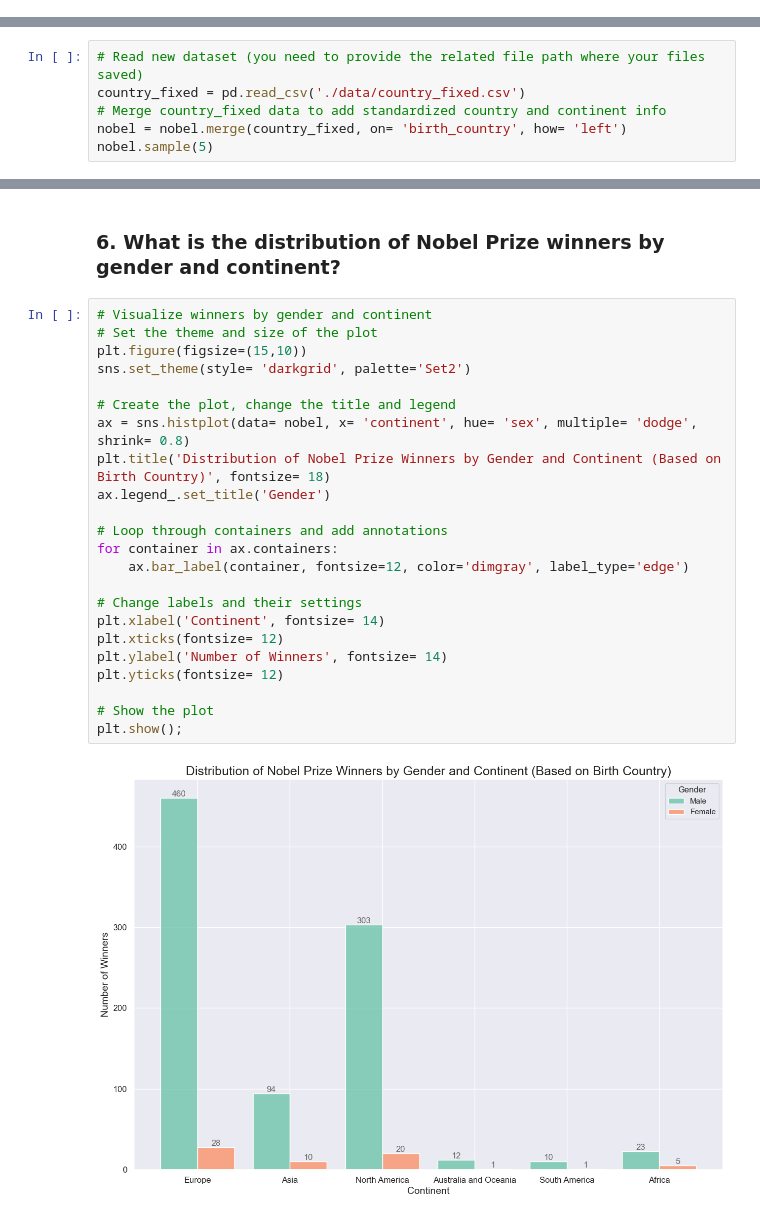
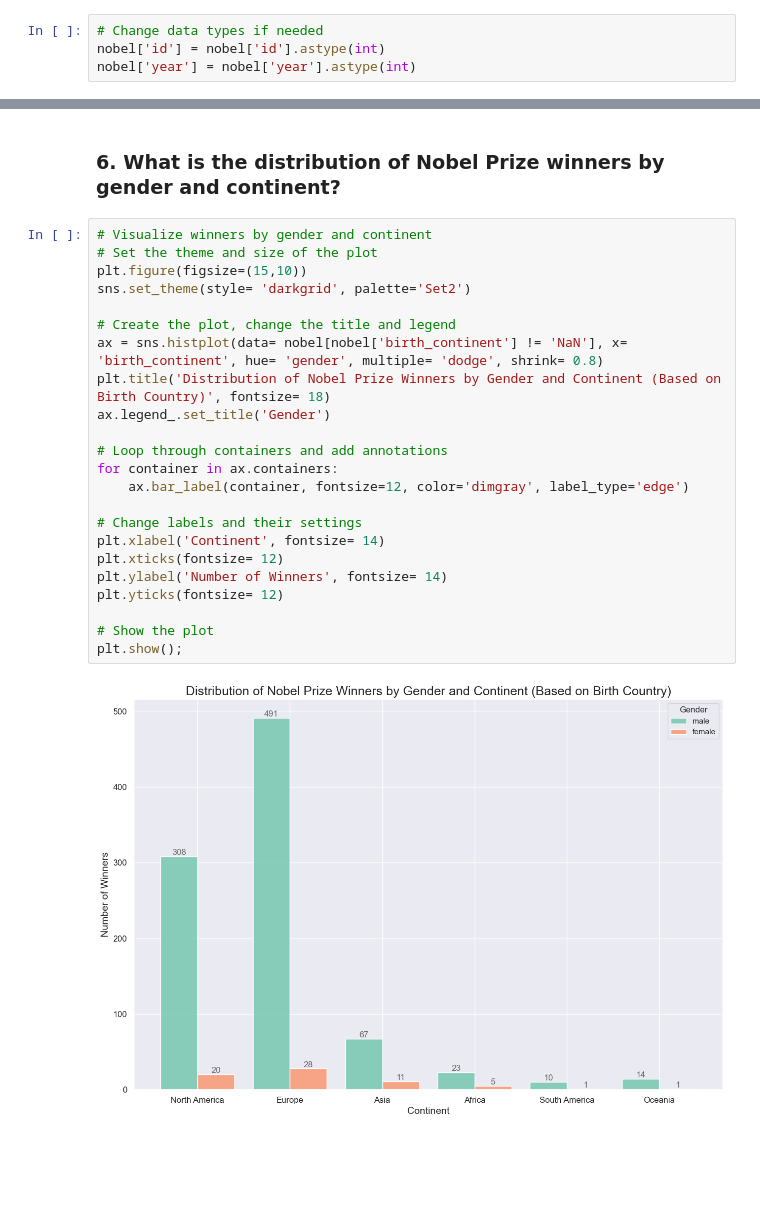
Before and after one commit to handebasaka/visualizing-the-history-of-nobel-prize-winners, a Jupyter notebook: visualizing-the-history-of-nobel-prize-winners.ipynb, the cells around one changed output, grey strips where cells are left out. Drawn from its saved outputs; the diff is of its cells as text; blank space fills up the shorter version.

```diff
--- a/visualizing-the-history-of-nobel-prize-winners.ipynb
+++ b/visualizing-the-history-of-nobel-prize-winners.ipynb
@@ -67,3 +144,7 @@ memory usage: 140.8+ KB
+# %%
+# Change data types if needed
+nobel['id'] = nobel['id'].astype(int)
+nobel['year'] = nobel['year'].astype(int)
 # %% [markdown]
 ### 1. Who was the first woman to receive a Nobel Prize, and in which category?
 # %%
@@ -230,6 +290,0 @@ To use the new dataset, all we need to do is merging two datasets.
-# %%
-# Read new dataset (you need to provide the related file path where your files saved)
-country_fixed = pd.read_csv('./data/country_fixed.csv')
-# Merge country_fixed data to add standardized country and continent info
-nobel = nobel.merge(country_fixed, on= 'birth_country', how= 'left')
-nobel.sample(5)
@@ -313,26 +360,26 @@ plt.show();
 # %%
 # Visualize winners by gender and continent
 # Set the theme and size of the plot
 plt.figure(figsize=(15,10))
 sns.set_theme(style= 'darkgrid', palette='Set2')
 
 # Create the plot, change the title and legend
-ax = sns.histplot(data= nobel, x= 'continent', hue= 'sex', multiple= 'dodge', shrink= 0.8)
+ax = sns.histplot(data= nobel[nobel['birth_continent'] != 'NaN'], x= 'birth_continent', hue= 'gender', multiple= 'dodge', shrink= 0.8)
 plt.title('Distribution of Nobel Prize Winners by Gender and Continent (Based on Birth Country)', fontsize= 18)
 ax.legend_.set_title('Gender')
 
 # Loop through containers and add annotations
 for container in ax.containers:
     ax.bar_label(container, fontsize=12, color='dimgray', label_type='edge')
 
 # Change labels and their settings
 plt.xlabel('Continent', fontsize= 14)
 plt.xticks(fontsize= 12)
 plt.ylabel('Number of Winners', fontsize= 14)
 plt.yticks(fontsize= 12)
 
 # Show the plot
 plt.show();
 # %% [output]
-[figure, old version]
+[figure, new version]
 # %% [markdown]
```
Also changed, not shown: parts of 21 cells of this notebook, 2 other files.
